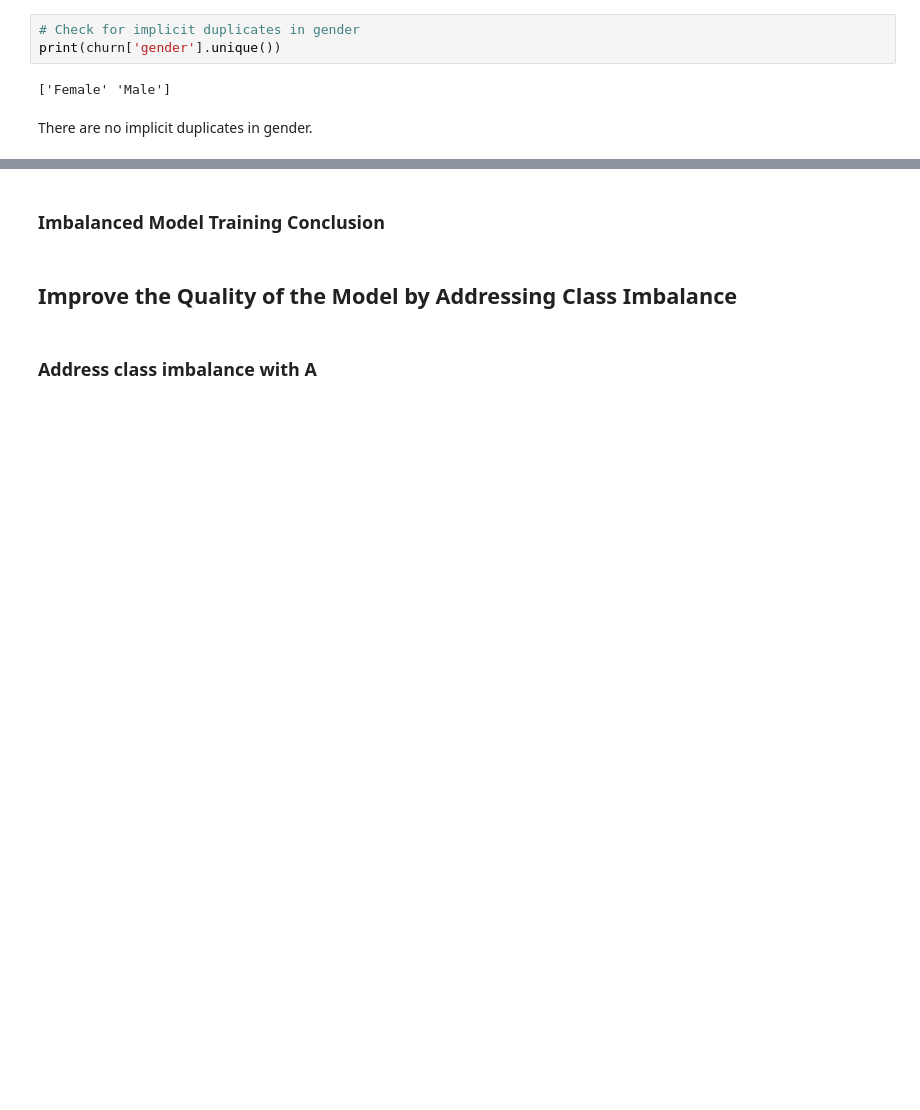
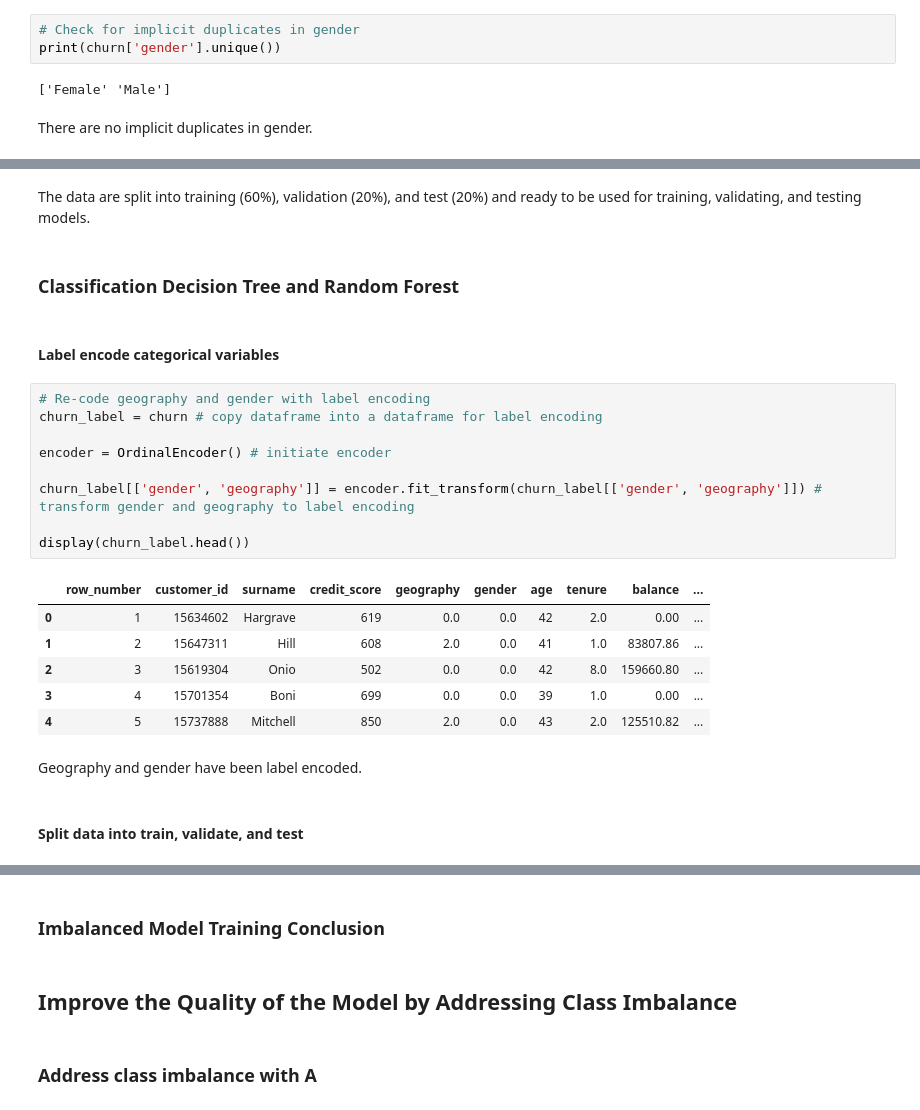
Before and after one commit to kellyshreeve/Predicting-Bank-Churn, a Jupyter notebook: Analysis.ipynb, the cells around one changed output, grey strips where cells are left out. Saved outputs shown, nothing was run; the diff lists cells and outputs as text; blank space fills up the shorter version.

Commit message:
Imbalanced Tree

```diff
--- a/Analysis.ipynb
+++ b/Analysis.ipynb
@@ -292,0 +302,26 @@ ValueError: Cannot specify both 'labels' and 'index'/'columns'
+# %% [markdown]
+The data are split into training (60%), validation (20%), and test (20%) and ready to be used for training, validating, and testing models.
+# %% [markdown]
+### Classification Decision Tree and Random Forest
+# %% [markdown]
+#### Label encode categorical variables
+# %%
+# Re-code geography and gender with label encoding
+churn_label = churn # copy dataframe into a dataframe for label encoding
+
+encoder = OrdinalEncoder() # initiate encoder
+
+churn_label[['gender', 'geography']] = encoder.fit_transform(churn_label[['gender', 'geography']]) # transform gender and geography to label encoding
+
+display(churn_label.head())
+# %% [output]
+|  | row_number | customer_id | surname | credit_score | geography | gender | age | tenure | balance | ... |
+| 0 | 1 | 15634602 | Hargrave | 619 | 0.0 | 0.0 | 42 | 2.0 | 0.00 | ... |
+| 1 | 2 | 15647311 | Hill | 608 | 2.0 | 0.0 | 41 | 1.0 | 83807.86 | ... |
+| 2 | 3 | 15619304 | Onio | 502 | 0.0 | 0.0 | 42 | 8.0 | 159660.80 | ... |
+| 3 | 4 | 15701354 | Boni | 699 | 0.0 | 0.0 | 39 | 1.0 | 0.00 | ... |
+| 4 | 5 | 15737888 | Mitchell | 850 | 2.0 | 0.0 | 43 | 2.0 | 125510.82 | ... |
+# %% [markdown]
+Geography and gender have been label encoded.
+# %% [markdown]
+#### Split data into train, validate, and test
```
Also changed, not shown: parts of 37 cells of this notebook.
